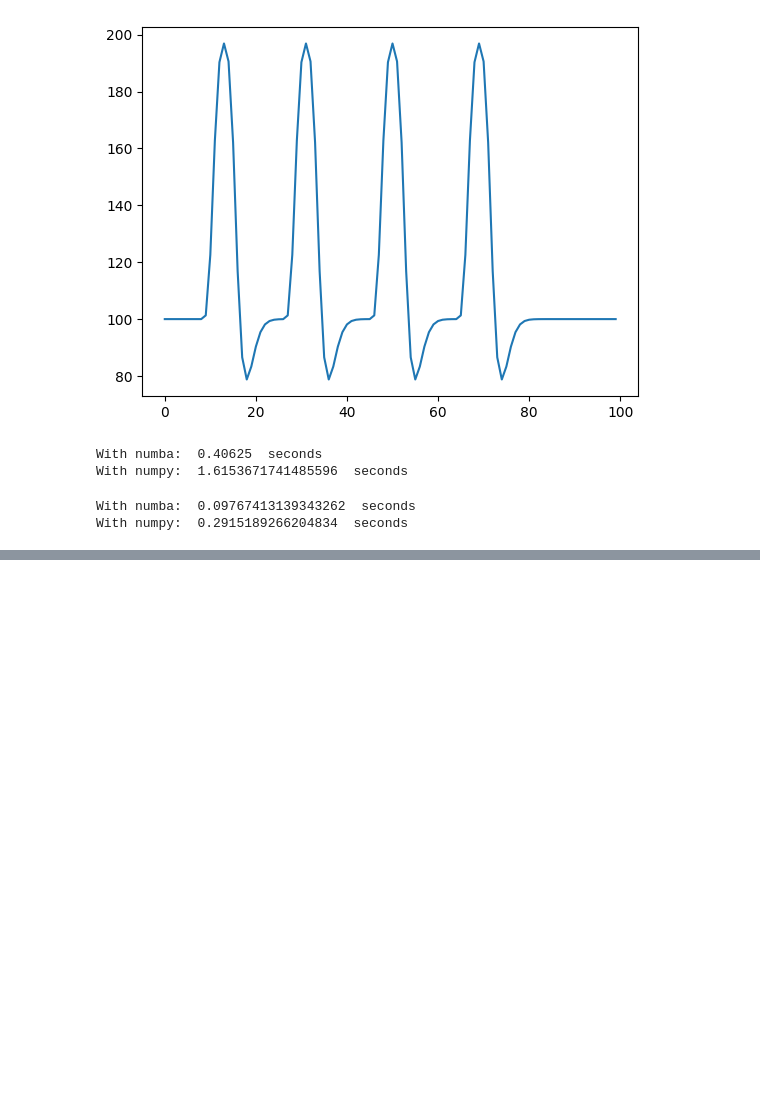
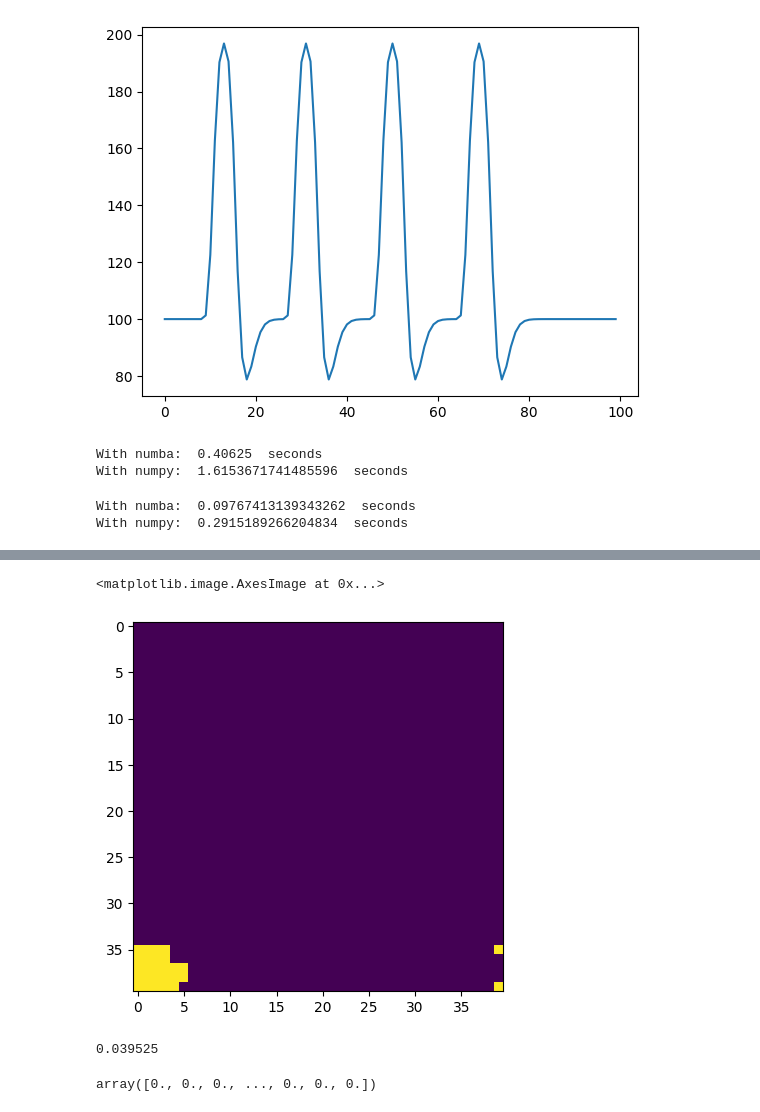
Before and after one commit to juanesfco/Thesis, a Jupyter notebook: resultsSims.ipynb, the cells around one changed output, grey strips where cells are left out. Saved outputs shown, nothing was run; the diff lists cells and outputs as text; code cells hidden in the pictures; blank space fills up the shorter version.

```diff
--- a/resultsSims.ipynb
+++ b/resultsSims.ipynb
@@ -503,0 +610,16 @@ With numpy:  0.2915189266204834  seconds
+# %%
+import numpy as np
+import matplotlib.pyplot as plt
+im = np.load('Data/ImagesCreated/image_40x40x25_1.npy')
+plt.imshow(im[:,:,6])
+# %% [output]
+<matplotlib.image.AxesImage at 0x...>
+[figure, added]
+# %%
+sum(sum(sum(im)))/40000
+# %% [output]
+0.039525
+# %%
+im.flatten()
+# %% [output]
+array([0., 0., 0., ..., 0., 0., 0.])
```
Also changed, not shown: parts of 23 cells of this notebook, 23 other files.
